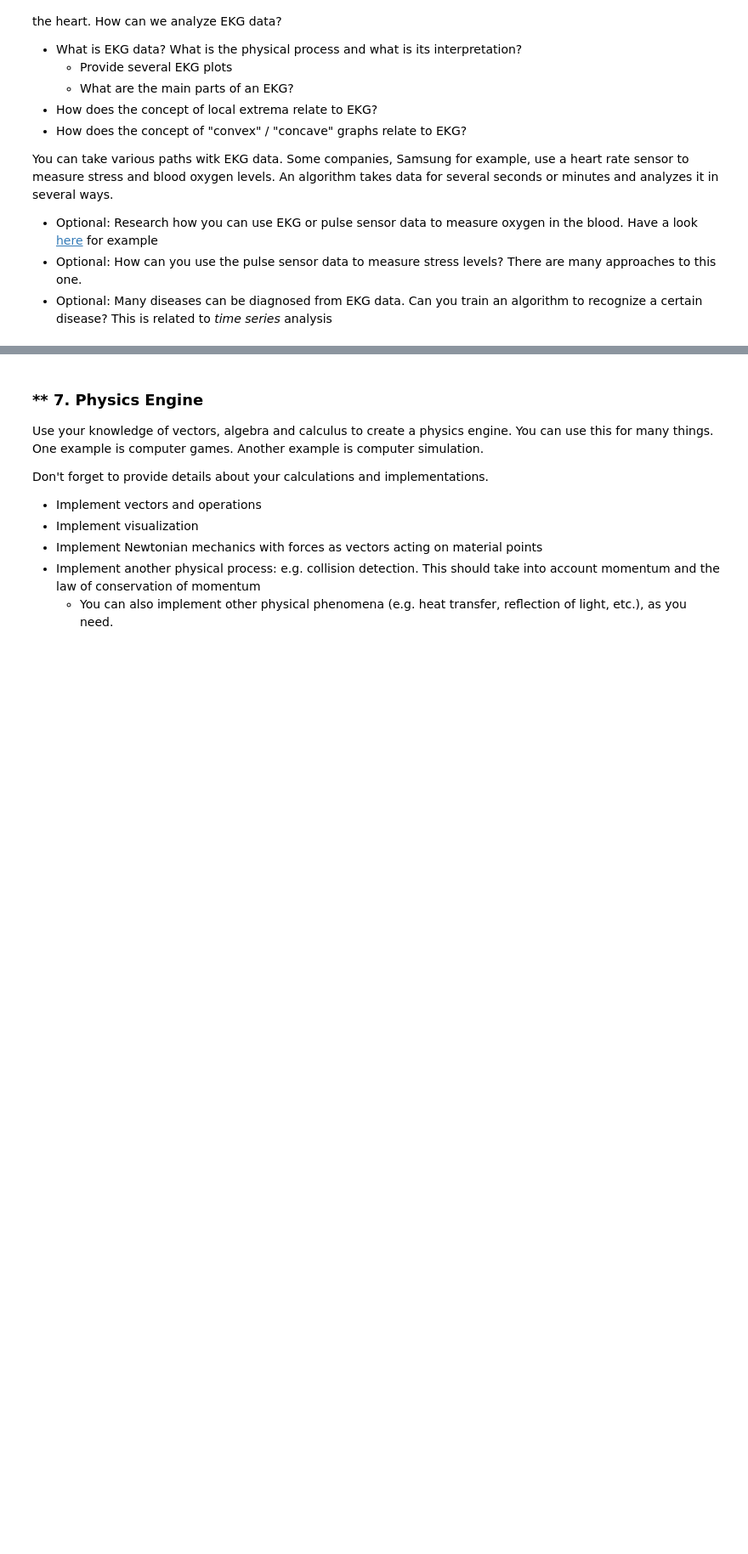
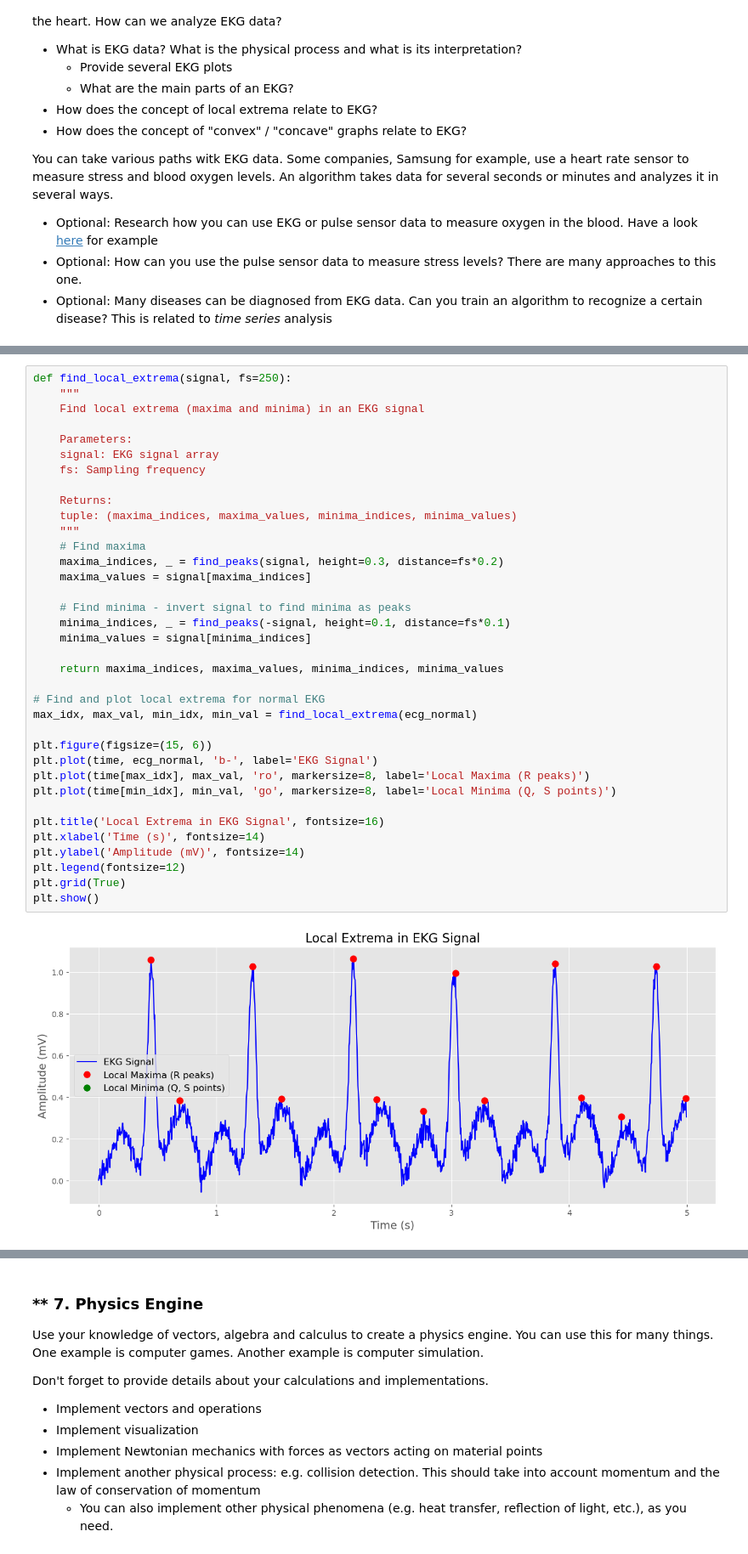
Before and after one commit to Araychev/UPSKILL-AI-and-Machine-Learning---2025, a Jupyter notebook: Math Concepts for Developers - март 2025/Exercise_Calculus/Calculus Exercise.ipynb, the cells around one changed output, grey strips where cells are left out. Shown at 85% size. Drawn from its saved outputs; the diff is of its cells as text; blank space fills up the shorter version.

```diff
--- a/Math Concepts for Developers - март 2025/Exercise_Calculus/Calculus Exercise.ipynb
+++ b/Math Concepts for Developers - март 2025/Exercise_Calculus/Calculus Exercise.ipynb
@@ -616,0 +916,38 @@ You can take various paths witk EKG data. Some companies, Samsung for example, u
+# %%
+def find_local_extrema(signal, fs=250):
+    """
+    Find local extrema (maxima and minima) in an EKG signal
+
+    Parameters:
+    signal: EKG signal array
+    fs: Sampling frequency
+
+    Returns:
+    tuple: (maxima_indices, maxima_values, minima_indices, minima_values)
+    """
+    # Find maxima
+    maxima_indices, _ = find_peaks(signal, height=0.3, distance=fs*0.2)
+    maxima_values = signal[maxima_indices]
+
+    # Find minima - invert signal to find minima as peaks
+    minima_indices, _ = find_peaks(-signal, height=0.1, distance=fs*0.1)
+    minima_values = signal[minima_indices]
+
+    return maxima_indices, maxima_values, minima_indices, minima_values
+
+# Find and plot local extrema for normal EKG
+max_idx, max_val, min_idx, min_val = find_local_extrema(ecg_normal)
+
+plt.figure(figsize=(15, 6))
+plt.plot(time, ecg_normal, 'b-', label='EKG Signal')
+plt.plot(time[max_idx], max_val, 'ro', markersize=8, label='Local Maxima (R peaks)')
+plt.plot(time[min_idx], min_val, 'go', markersize=8, label='Local Minima (Q, S points)')
+
+plt.title('Local Extrema in EKG Signal', fontsize=16)
+plt.xlabel('Time (s)', fontsize=14)
+plt.ylabel('Amplitude (mV)', fontsize=14)
+plt.legend(fontsize=12)
+plt.grid(True)
+plt.show()
+# %% [output]
+[figure, added]
```
Also changed, not shown: parts of 40 cells of this notebook.
